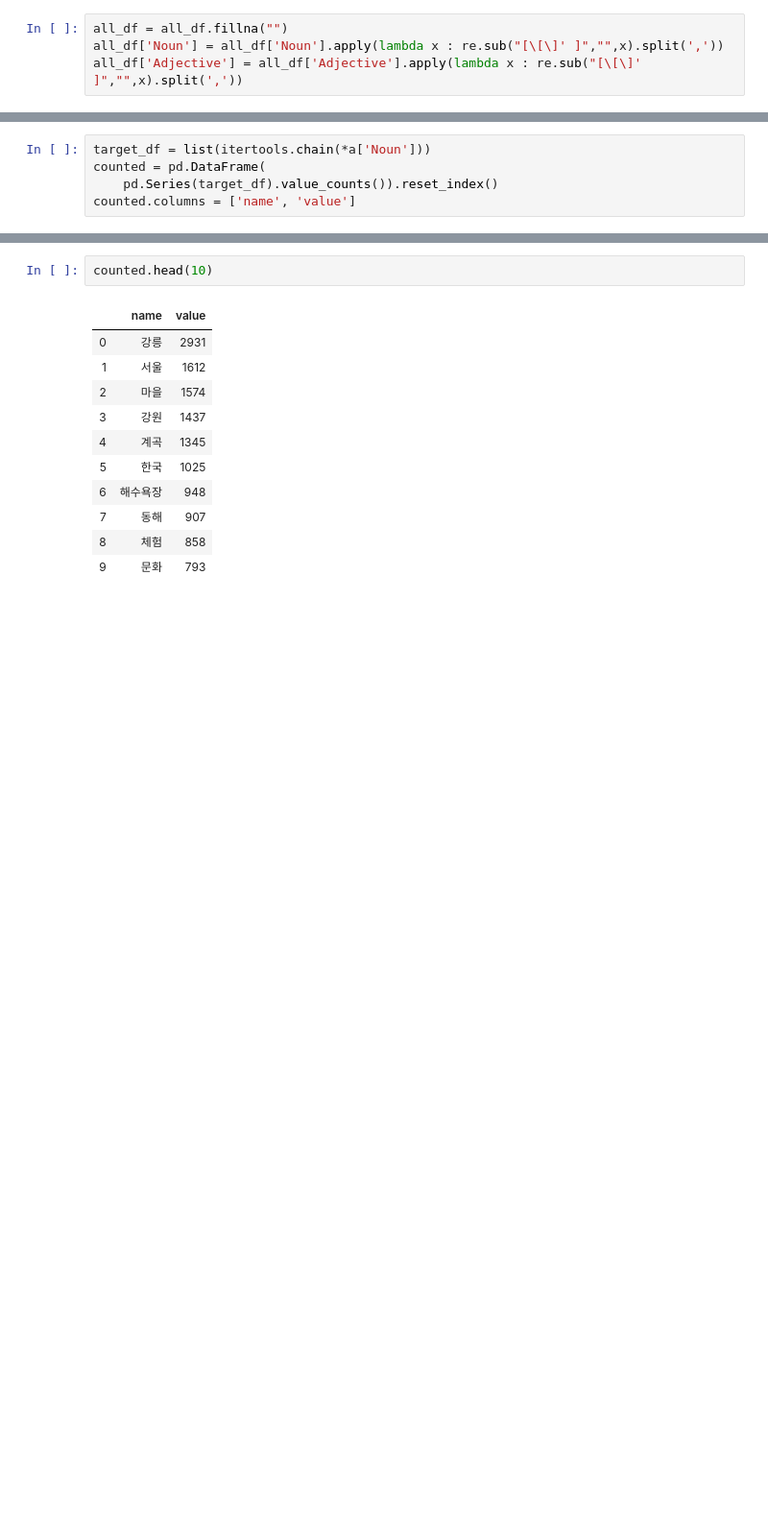
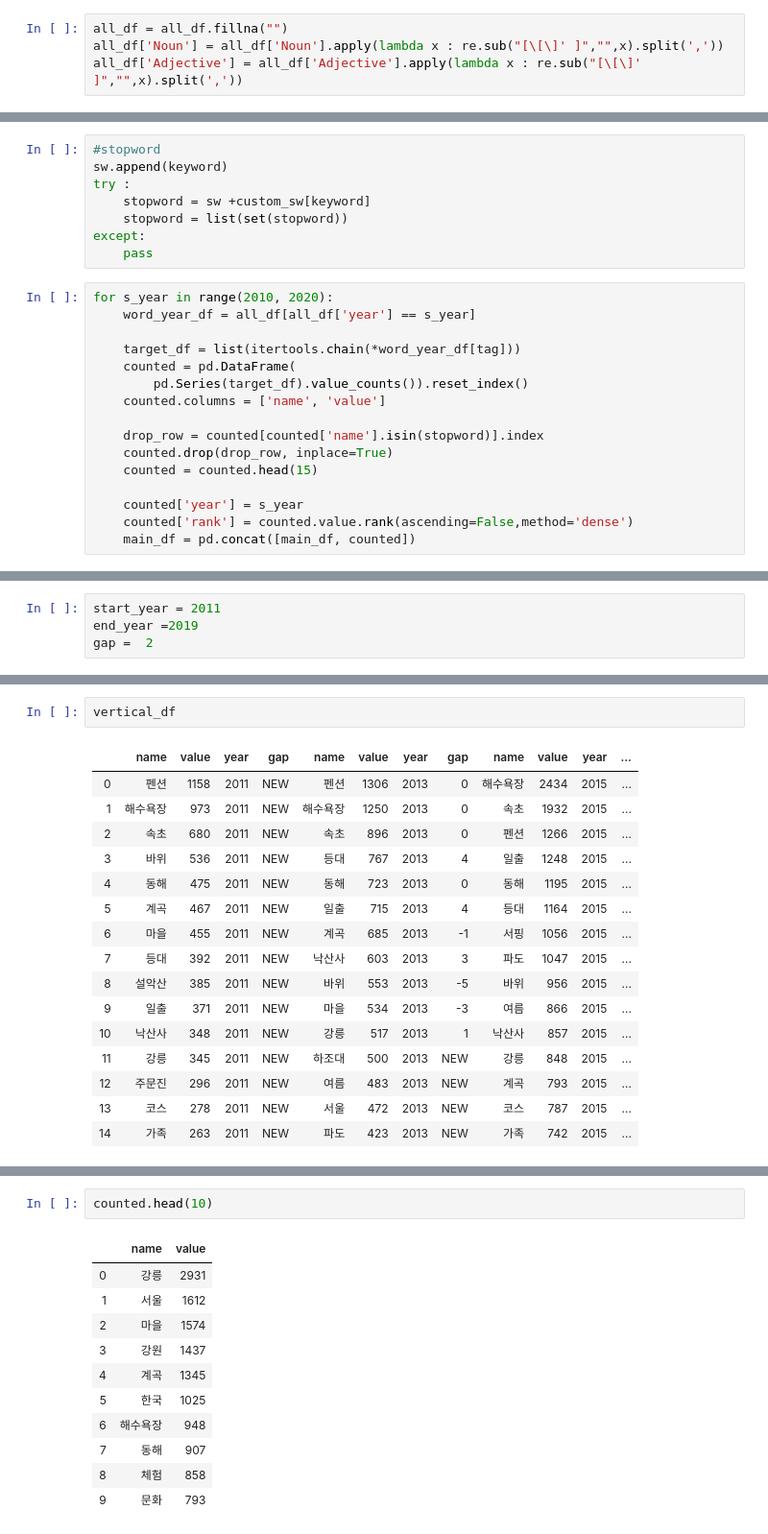
Before and after one commit to starlidust/blogcrawling, a Jupyter notebook: 분할 5단계_검색어변화추이-작업용.ipynb, the cells around one changed output, grey strips where cells are left out. Shown at 96% size. Drawn from its saved outputs; the diff is of its cells as text; blank space fills up the shorter version.

```diff
--- a/분할 5단계_검색어변화추이-작업용.ipynb
+++ b/분할 5단계_검색어변화추이-작업용.ipynb
@@ -163,5 +179,24 @@ Name: Noun, Length: 1442, dtype: object
-# %%
-target_df = list(itertools.chain(*a['Noun']))
-counted = pd.DataFrame(
-    pd.Series(target_df).value_counts()).reset_index()
-counted.columns = ['name', 'value']
+# %%
+#stopword
+sw.append(keyword)
+try :
+    stopword = sw +custom_sw[keyword]
+    stopword = list(set(stopword))
+except:
+    pass
+# %%
+for s_year in range(2010, 2020):
+    word_year_df = all_df[all_df['year'] == s_year]
+
+    target_df = list(itertools.chain(*word_year_df[tag]))
+    counted = pd.DataFrame(
+        pd.Series(target_df).value_counts()).reset_index()
+    counted.columns = ['name', 'value']
+
+    drop_row = counted[counted['name'].isin(stopword)].index
+    counted.drop(drop_row, inplace=True)
+    counted = counted.head(15)
+
+    counted['year'] = s_year
+    counted['rank'] = counted.value.rank(ascending=False,method='dense')
+    main_df = pd.concat([main_df, counted])
@@ -167,0 +207,4 @@ counted.columns = ['name', 'value']
+# %%
+start_year = 2011
+end_year =2019
+gap =  2
@@ -167,0 +237,19 @@ counted.columns = ['name', 'value']
+# %%
+vertical_df
+# %% [output]
+|  | name | value | year | gap | name | value | year | gap | name | value | year | ... |
+| 0 | 펜션 | 1158 | 2011 | NEW | 펜션 | 1306 | 2013 | 0 | 해수욕장 | 2434 | 2015 | ... |
+| 1 | 해수욕장 | 973 | 2011 | NEW | 해수욕장 | 1250 | 2013 | 0 | 속초 | 1932 | 2015 | ... |
+| 2 | 속초 | 680 | 2011 | NEW | 속초 | 896 | 2013 | 0 | 펜션 | 1266 | 2015 | ... |
+| 3 | 바위 | 536 | 2011 | NEW | 등대 | 767 | 2013 | 4 | 일출 | 1248 | 2015 | ... |
+| 4 | 동해 | 475 | 2011 | NEW | 동해 | 723 | 2013 | 0 | 동해 | 1195 | 2015 | ... |
+| 5 | 계곡 | 467 | 2011 | NEW | 일출 | 715 | 2013 | 4 | 등대 | 1164 | 2015 | ... |
+| 6 | 마을 | 455 | 2011 | NEW | 계곡 | 685 | 2013 | -1 | 서핑 | 1056 | 2015 | ... |
+| 7 | 등대 | 392 | 2011 | NEW | 낙산사 | 603 | 2013 | 3 | 파도 | 1047 | 2015 | ... |
+| 8 | 설악산 | 385 | 2011 | NEW | 바위 | 553 | 2013 | -5 | 바위 | 956 | 2015 | ... |
+| 9 | 일출 | 371 | 2011 | NEW | 마을 | 534 | 2013 | -3 | 여름 | 866 | 2015 | ... |
+| 10 | 낙산사 | 348 | 2011 | NEW | 강릉 | 517 | 2013 | 1 | 낙산사 | 857 | 2015 | ... |
+| 11 | 강릉 | 345 | 2011 | NEW | 하조대 | 500 | 2013 | NEW | 강릉 | 848 | 2015 | ... |
+| 12 | 주문진 | 296 | 2011 | NEW | 여름 | 483 | 2013 | NEW | 계곡 | 793 | 2015 | ... |
+| 13 | 코스 | 278 | 2011 | NEW | 서울 | 472 | 2013 | NEW | 코스 | 787 | 2015 | ... |
+| 14 | 가족 | 263 | 2011 | NEW | 파도 | 423 | 2013 | NEW | 가족 | 742 | 2015 | ... |
```
Also changed, not shown: parts of 21 cells of this notebook, 6 other files.
